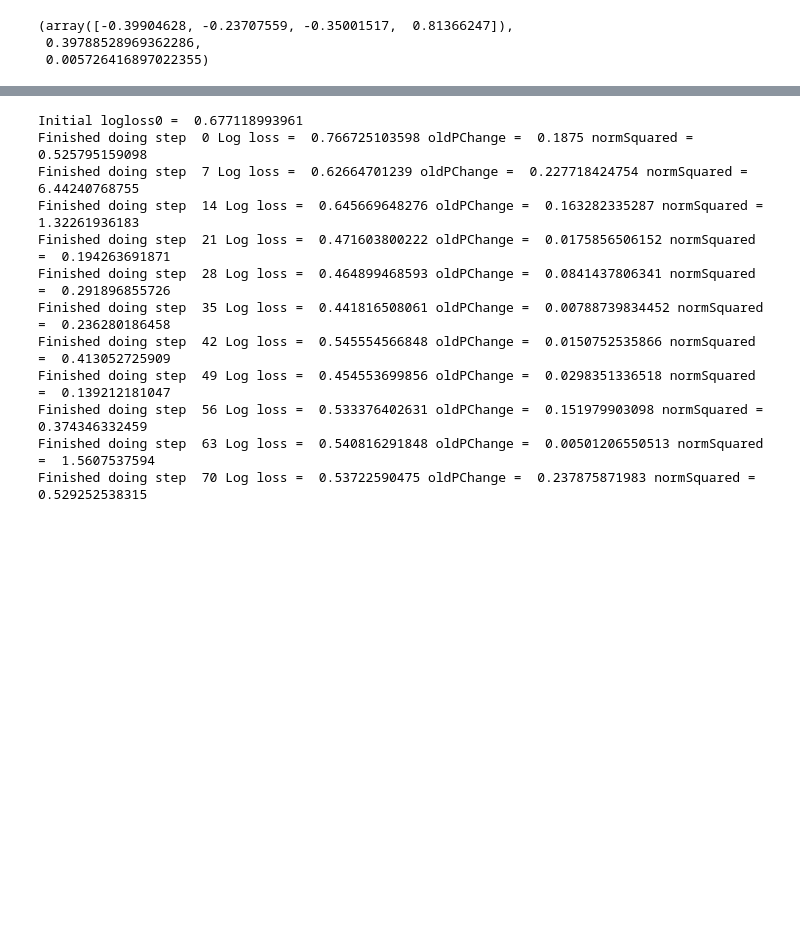
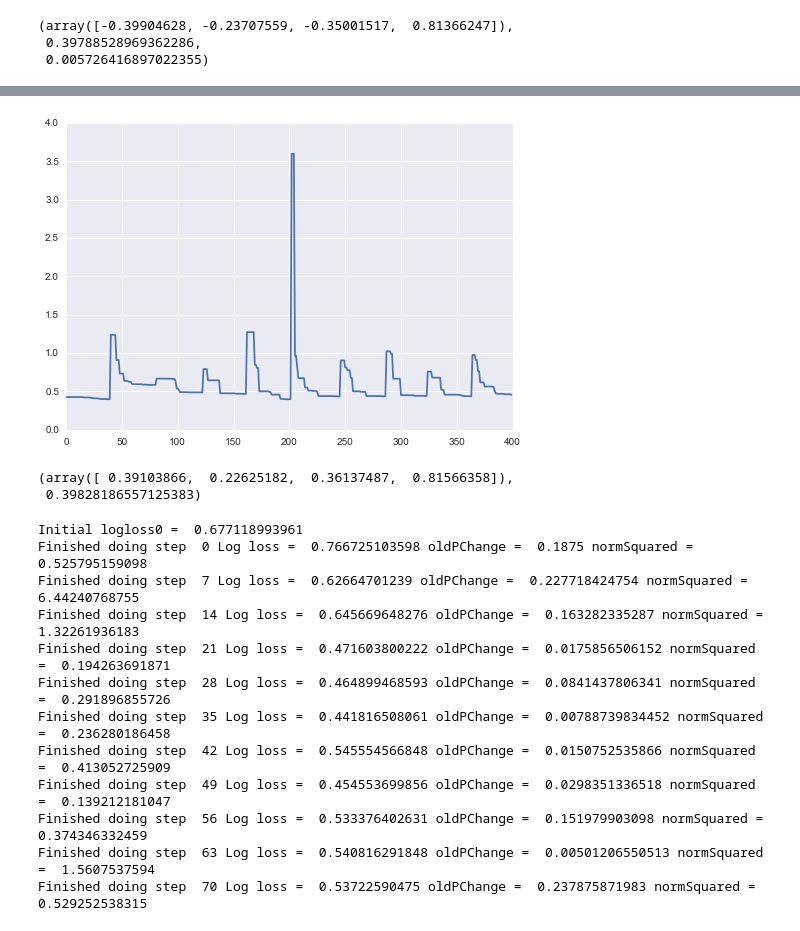
Before and after one commit to MatthewMcGonagle/KaggleLeaf, a Jupyter notebook: analyzeratios.ipynb, the cells around one changed output, grey strips where cells are left out. Cells and saved outputs as stored; diff of their text form; code cells hidden in the pictures; blank space fills up the shorter version.

```diff
--- a/analyzeratios.ipynb
+++ b/analyzeratios.ipynb
@@ -588,3 +675,14 @@ Finished doing step  180  Log loss =  0.397885289694
+# %%
+logLossList = np.array(logLossList)
+plt.plot(logLossList)
+plt.show()
+
+minIndex = np.argmin(logLossList)
+paramList[minIndex], logLossList[minIndex]
+# %% [output]
+[figure, added]
+(array([ 0.39103866,  0.22625182,  0.36137487,  0.81566358]),
+ 0.39828186557125383)
 # %%
 # Poor man's gradient descent for the k nearest neighbors classifier. Vary scalings as points on a higher
 # dimensional sphere where the function to be optimized is given by minimum of applying k nearest neighbors to
```
Also changed, not shown: parts of 10 cells of this notebook.
